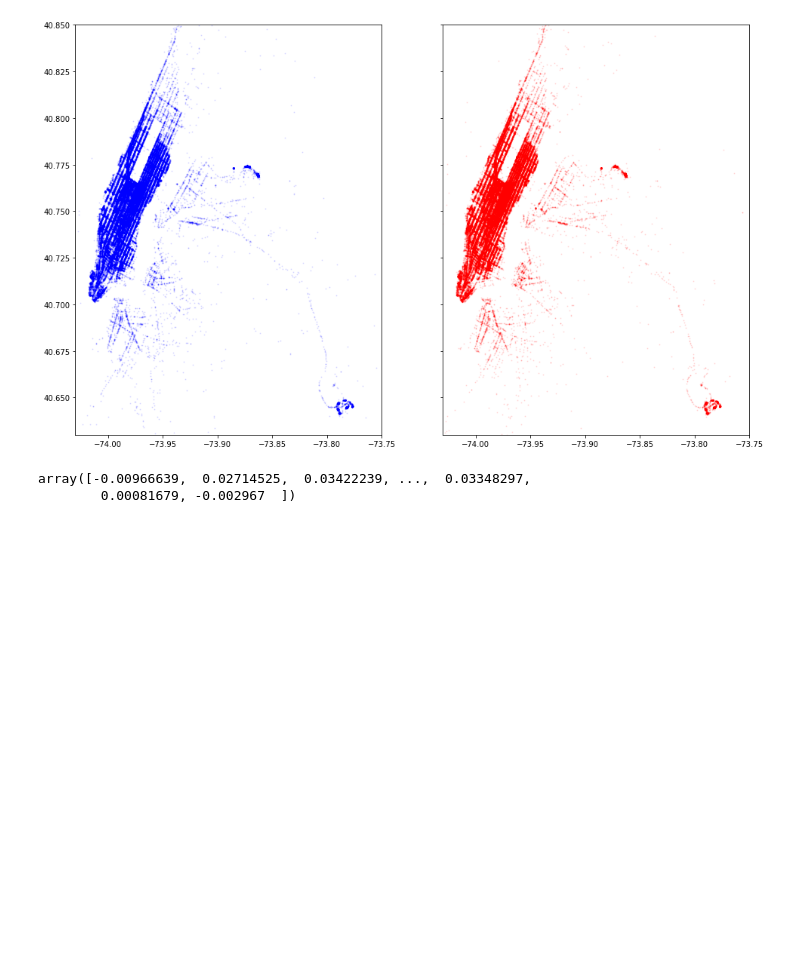
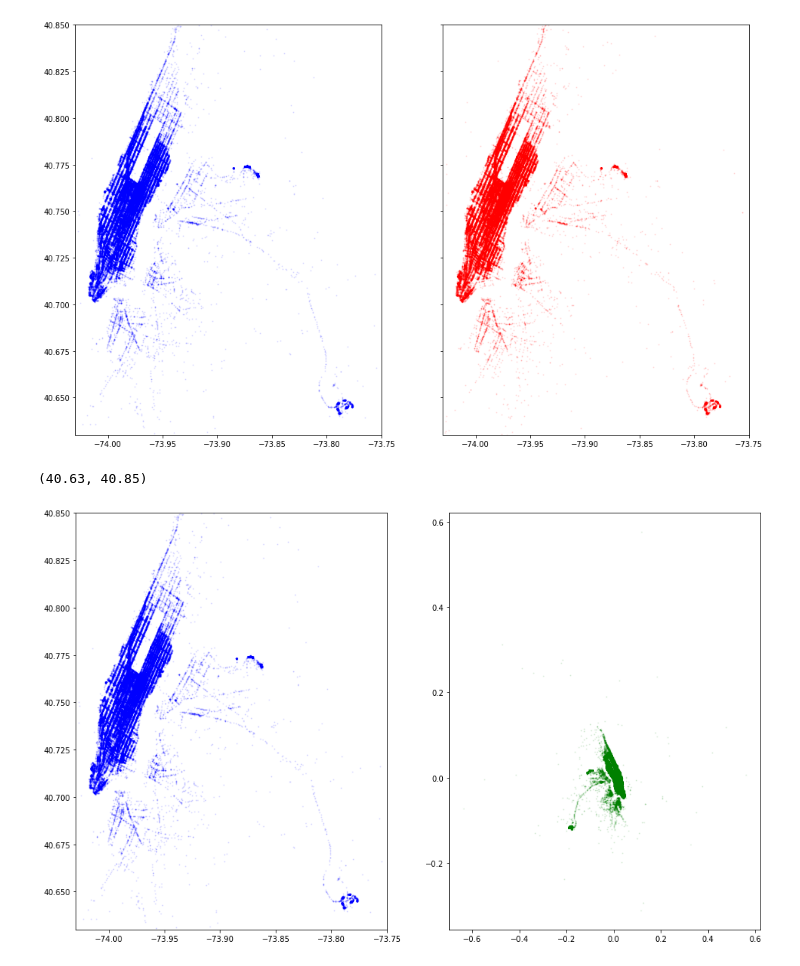
Before and after one commit to prabha-git/kaggle, a Jupyter notebook: New York City Taxi Trip Duration/From EDA to the Top (LB 0.367) by Beluga.ipynb, the cells around one changed output. Cells and saved outputs as stored; diff of their text form; code cells hidden in the pictures; blank space fills up the shorter version.

```diff
--- a/New York City Taxi Trip Duration/From EDA to the Top (LB 0.367) by Beluga.ipynb
+++ b/New York City Taxi Trip Duration/From EDA to the Top (LB 0.367) by Beluga.ipynb
@@ -100,9 +100,20 @@ pca=PCA().fit(coords)
 
 train['pickup_pca0']=pca.transform(train[['pickup_latitude','pickup_longitude']])[:,0]
 train['pickup_pca1']=pca.transform(train[['pickup_latitude','pickup_longitude']])[:,1]
-train['dropoff_pca0']=pca.transform(train[['dropoff_latitude','dropoff_longitude']])[,:0]
+train['dropoff_pca0']=pca.transform(train[['dropoff_latitude','dropoff_longitude']])[:,0]
+train['dropoff_pca1']=pca.transform(train[['dropoff_latitude','dropoff_longitude']])[:,1]
+
+
+test['pickup_pca0']=pca.transform(test[['pickup_latitude','pickup_longitude']])[:,0]
+test['pickup_pca1']=pca.transform(test[['pickup_latitude','pickup_longitude']])[:,1]
+test['dropoff_pca0']=pca.transform(test[['dropoff_latitude','dropoff_longitude']])[:,0]
+test['dropoff_pca1']=pca.transform(test[['dropoff_latitude','dropoff_longitude']])[:,1]
-# %%
-pca.transform(train[['dropoff_latitude','dropoff_longitude']])[:,0]
-# %% [output]
-array([-0.00966639,  0.02714525,  0.03422239, ...,  0.03348297,
-        0.00081679, -0.002967  ])
+# %%
+fig,ax=plt.subplots(ncols=2)
+ax[0].scatter(train['pickup_longitude'].values[:N],train['pickup_latitude'].values[:N],s=1,alpha=.1,color='blue')
+ax[1].scatter(train['pickup_pca0'].values[:N],train['pickup_pca1'].values[:N],s=1,alpha=.1,color='green')
+ax[0].set_xlim(city_long_border)
+ax[0].set_ylim(city_lat_border)
+# %% [output]
+(40.63, 40.85)
+[figure, added]
```
